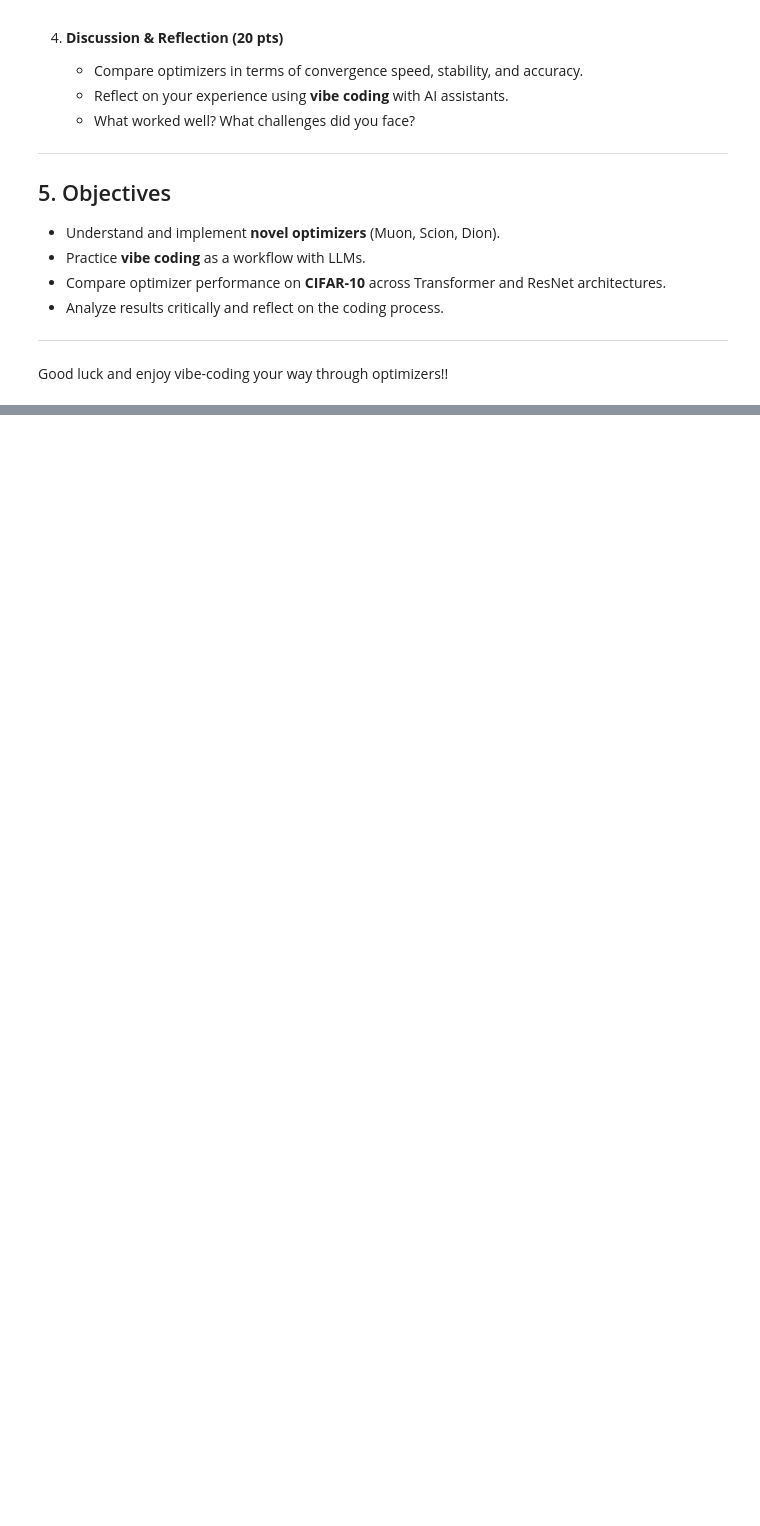
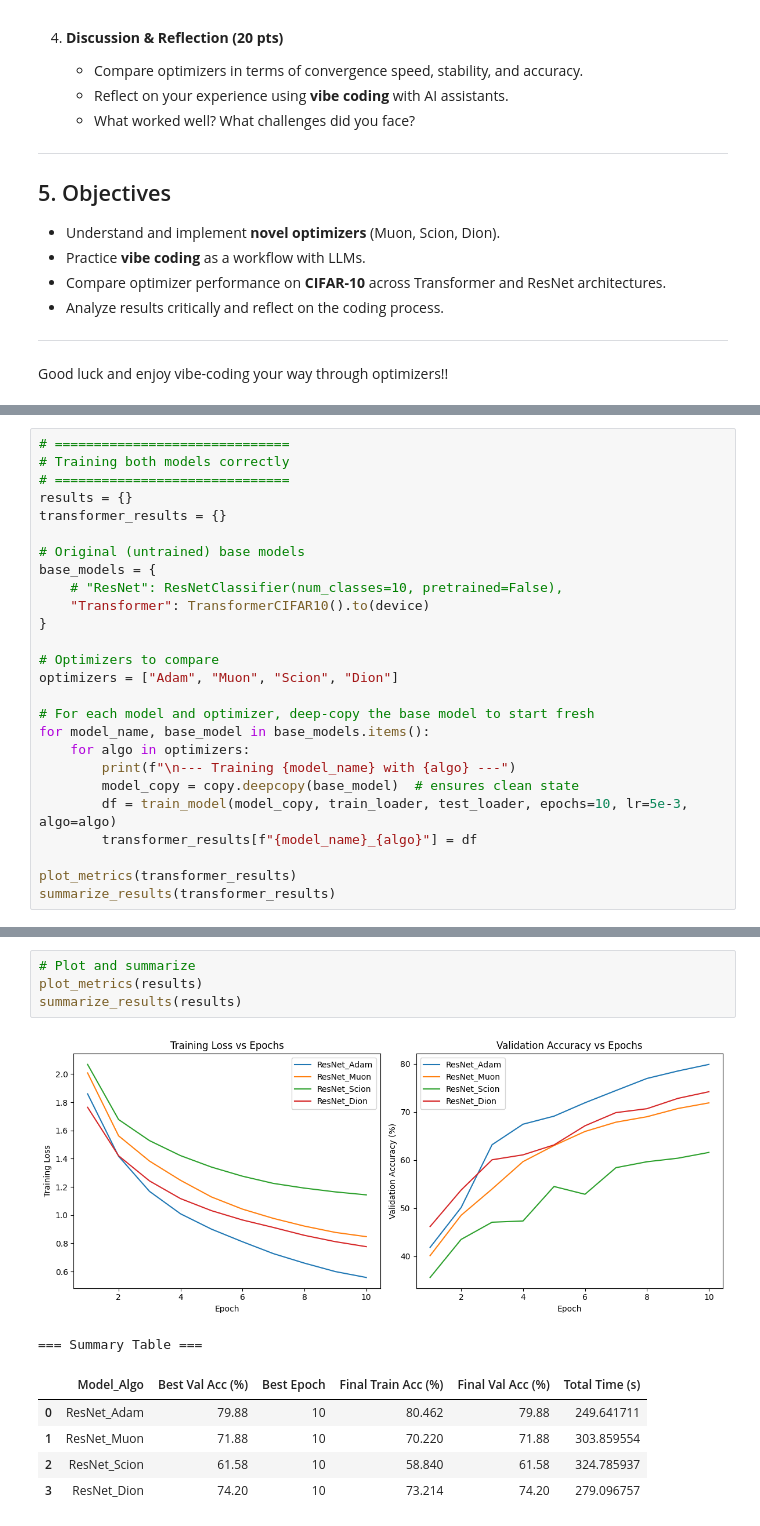
Before and after one commit to datdang2712/MathData_HW1, a Jupyter notebook: Part 5 - Vibe coding new optimizers.ipynb, the cells around one changed output, grey strips where cells are left out. Drawn from its saved outputs; the diff is of its cells as text; blank space fills up the shorter version.

Commit message:
finalizing part 5

```diff
--- a/Part 5 - Vibe coding new optimizers.ipynb
+++ b/Part 5 - Vibe coding new optimizers.ipynb
@@ -576,0 +750,26 @@ TypeError: addcdiv_() got an unexpected keyword argument 'alpha'
+# %%
+# ==============================
+# Training both models correctly
+# ==============================
+results = {}
+transformer_results = {}
+
+# Original (untrained) base models
+base_models = {
+    # "ResNet": ResNetClassifier(num_classes=10, pretrained=False),
+    "Transformer": TransformerCIFAR10().to(device)
+}
+
+# Optimizers to compare
+optimizers = ["Adam", "Muon", "Scion", "Dion"]
+
+# For each model and optimizer, deep-copy the base model to start fresh
+for model_name, base_model in base_models.items():
+    for algo in optimizers:
+        print(f"\n--- Training {model_name} with {algo} ---")
+        model_copy = copy.deepcopy(base_model)  # ensures clean state
+        df = train_model(model_copy, train_loader, test_loader, epochs=10, lr=5e-3, algo=algo)
+        transformer_results[f"{model_name}_{algo}"] = df
+
+plot_metrics(transformer_results)
+summarize_results(transformer_results)
@@ -576,0 +793,12 @@ TypeError: addcdiv_() got an unexpected keyword argument 'alpha'
+# %%
+# Plot and summarize
+plot_metrics(results)
+summarize_results(results)
+# %% [output]
+[figure, added]
+=== Summary Table ===
+|  | Model_Algo | Best Val Acc (%) | Best Epoch | Final Train Acc (%) | Final Val Acc (%) | Total Time (s) |
+| 0 | ResNet_Adam | 79.88 | 10 | 80.462 | 79.88 | 249.641711 |
+| 1 | ResNet_Muon | 71.88 | 10 | 70.220 | 71.88 | 303.859554 |
+| 2 | ResNet_Scion | 61.58 | 10 | 58.840 | 61.58 | 324.785937 |
+| 3 | ResNet_Dion | 74.20 | 10 | 73.214 | 74.20 | 279.096757 |
```
Also changed, not shown: parts of 16 cells of this notebook.
